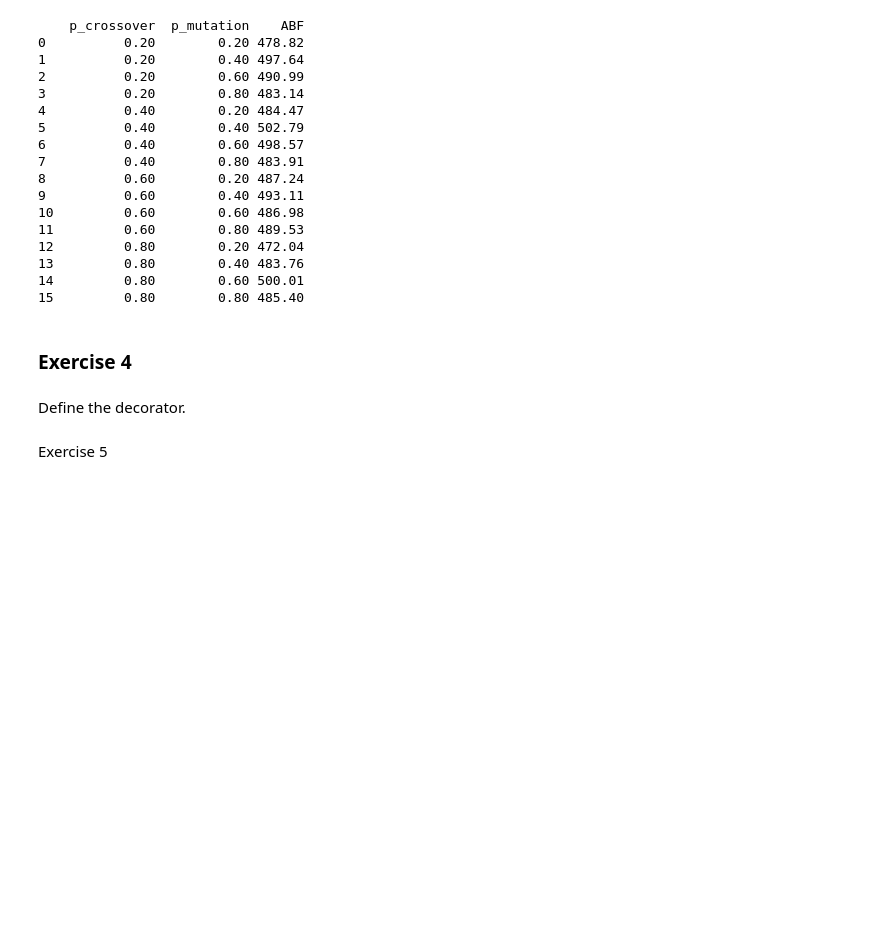
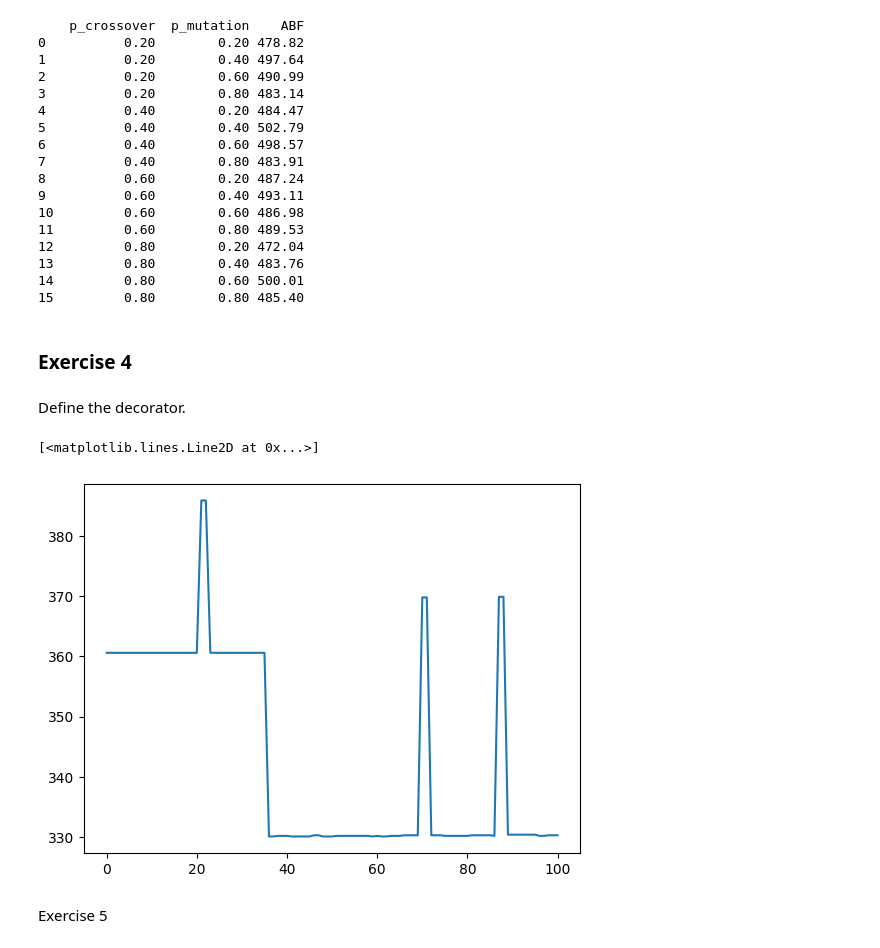
Before and after one commit to Arthexs/DecisionMakingAICI, a Jupyter notebook: Main_assignment1_1 copy.ipynb, the cells around one changed output. Drawn from its saved outputs; the diff is of its cells as text; code cells hidden in the pictures; blank space fills up the shorter version.

```diff
--- a/Main_assignment1_1 copy.ipynb
+++ b/Main_assignment1_1 copy.ipynb
@@ -55,7 +55,7 @@ def main(ngen,mu,cxpb,mutpb):
     population, logbook = algorithms.eaSimple(pop, toolbox, cxpb, mutpb, ngen, stats, halloffame=hof,verbose=False)
     best = [logbook[gen]['max'] for gen in range(len(logbook))] # Stores the best individuals fitness for each generation
 
-    return logbook, best
+    return logbook, best, hof
 # %% [markdown]
 Main gridsearch function that tries all different hyperparameters.
 # %%
@@ -322,32 +322,49 @@ def max_entries(max_nonzero):
     def decorator(func):
         def wrapper(*args,**kargs):
             offspring = func(*args,**kargs)
-            modified_offspring=[]
+            # modified_offspring=[]
             for child in offspring:
-                child = list_to_array(child)
-                for column in range(child.shape[0]):
+                # child = list_to_array(child)
+                for column in range(12):
                     column_non_zeros= [] # list to save indexes for non zero elements of a column
-                    for row in range(child.shape[0]):
-                        if child[row,column]==1 or child[row,column]== -1 :
-                            column_non_zeros.append([row, child[row, column]]) #save non zero elements for the current column
+                    for row in range(12):
+                        index = row*12+column
+                        if child[index]!=0:
+                            column_non_zeros.append([index, child[index]]) #save non zero elements for the current column
 
                     if len(column_non_zeros) > max_nonzero: # if there are more than max non zero value choose randomly from them
-                        child[:,column]=0 # transform all column values to zero
+                        for row in range(12):
+                            index = row*12+column
+                            child[index]=0 # transform all column values to zero
                         choices=np.random.choice(len(column_non_zeros), size=max_nonzero, replace=False) # pick max number of non zero values at random
                         for pick in choices:
-                            child[column_non_zeros[pick][0],column]=column_non_zeros[pick][1]
-
-                modified_offspring.append(child.tolist())
+                            child[column_non_zeros[pick][0]]=column_non_zeros[pick][1]
             return offspring
         return wrapper
     return decorator
 # %%
 max_nonzero = 2
+
+toolbox = base.Toolbox()
+# Attribute generator
+toolbox.register("attr_bool", random.randint, -1, 1)
+# Structure initializers
+toolbox.register("individual", tools.initRepeat, creator.Individual, toolbox.attr_bool, 144)
+toolbox.register("population", tools.initRepeat, list, toolbox.individual)
+
+toolbox.register('select', tools.selRoulette)
+toolbox.register('evaluate',fitness)
+
+
 toolbox.register('mate',tools.cxTwoPoint)
-toolbox.register('mutate',tools.mutFlipBit, indpb = 0.05 )
+toolbox.register('mutate',tools.mutShuffleIndexes, indpb = 0.05 )
 
 toolbox.decorate("mate", max_entries(max_nonzero))
 toolbox.decorate("mutate", max_entries(max_nonzero))
-logbook, best_ind_sparse = main(ngen,mu,0.05,0.05)
+logbook, best_ind_sparse, hof = main(ngen,mu,0.05,0.05)
+plt.plot(best_ind_sparse)
+# %% [output]
+[<matplotlib.lines.Line2D at 0x...>]
+[figure, added]
 # %% [markdown]
 Exercise 5
```
Also changed, not shown: parts of 3 cells of this notebook.
